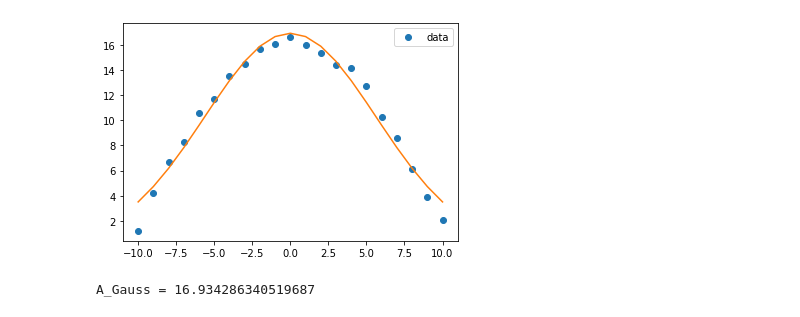
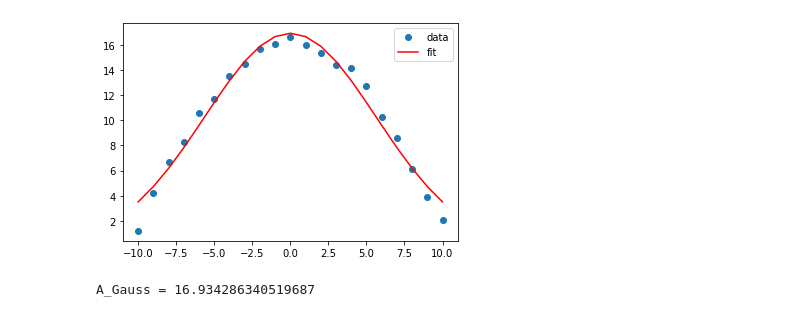
Before and after one commit to aaditya-pdgupta/regression_problem_in_biology, a Jupyter notebook: Practice/regression_2.ipynb, the cells around one changed output. Cells and saved outputs as stored; diff of their text form; code cells hidden in the pictures.

```diff
--- a/Practice/regression_2.ipynb
+++ b/Practice/regression_2.ipynb
@@ -29,10 +34,10 @@ fitted_data_Gauss = Gauss(xdata, *parameter_Gauss) # here fitted data have also
 # %%
-plt.plot(xdata, ydata, 'o', label = 'data')
-plt.plot(xdata, fitted_data_Gauss)
+plt.plot(xdata,ydata,'o',label='data')
+plt.plot(xdata,fitted_data_Gauss,color='r',label='fit')
 plt.legend() # same as above here we have same name of function here also.
 plt.show()
 # %% [output]
-[figure, old version]
+[figure, new version]
 # %%
 print("A_Gauss =", parameter_Gauss[0]) # Here we print the parameter. here we used A_Gauss because we want the parameter of a which is stored in Gauss.
 # %% [output]
```
Also changed, not shown: parts of 9 cells of this notebook, 3 other files.
